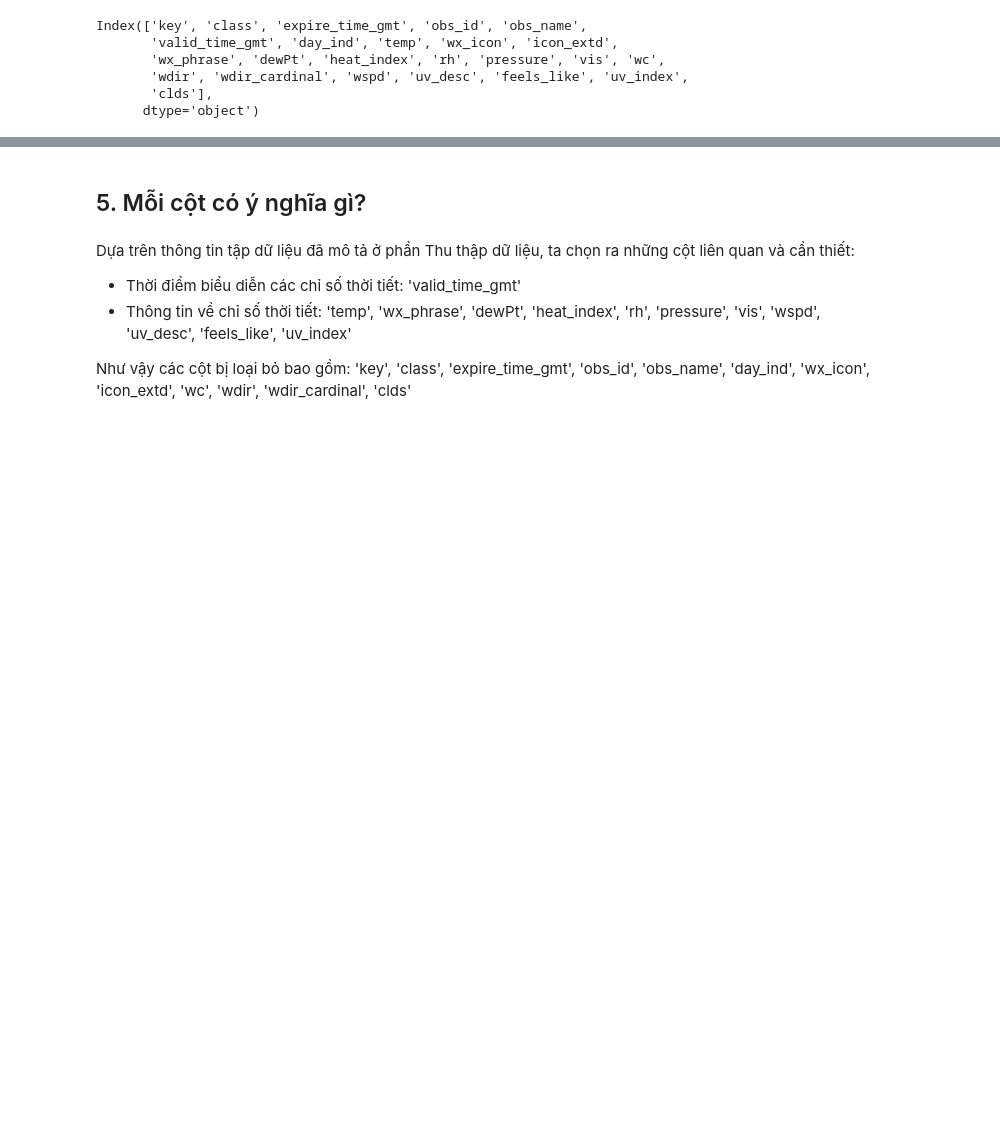
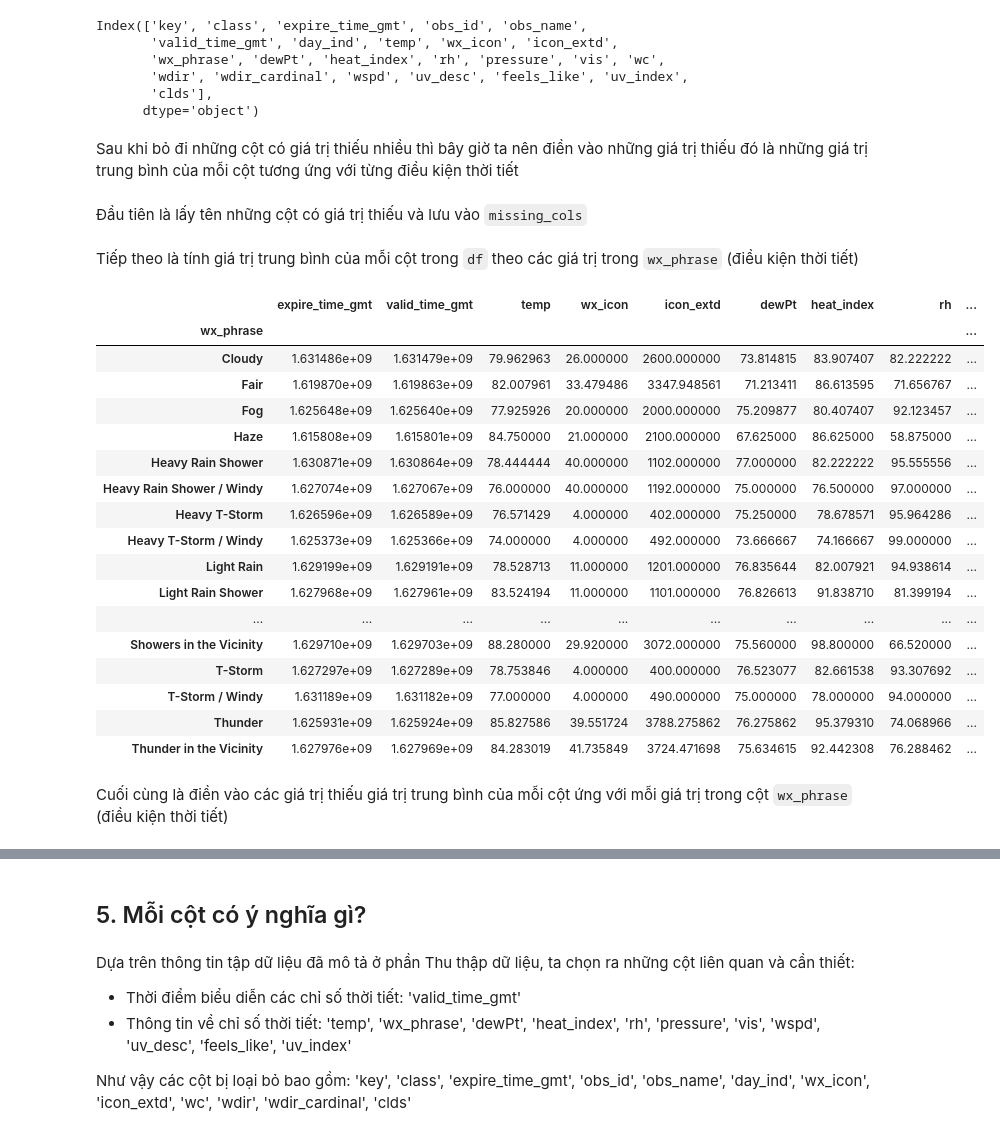
Before and after one commit to duongtanton/NP-KHDL-Gr9, a Jupyter notebook: Data-Exploration.ipynb, the cells around one changed output, grey strips where cells are left out. Drawn from its saved outputs; the diff is of its cells as text; code cells hidden in the pictures; blank space fills up the shorter version.

```diff
--- a/Data-Exploration.ipynb
+++ b/Data-Exploration.ipynb
@@ -91,3 +90,7 @@ Index(['key', 'class', 'expire_time_gmt', 'obs_id', 'obs_name',
        'wdir', 'wdir_cardinal', 'wspd', 'uv_desc', 'feels_like', 'uv_index',
        'clds'],
       dtype='object')
+# %% [markdown]
+Sau khi bỏ đi những cột có giá trị thiếu nhiều thì bây giờ ta nên điền vào những giá trị thiếu đó là những giá trị trung bình của mỗi cột tương ứng với từng điều kiện thời tiết
+# %% [markdown]
+Đầu tiên là lấy tên những cột có giá trị thiếu và lưu vào `missing_cols`
@@ -93,0 +99,26 @@ Index(['key', 'class', 'expire_time_gmt', 'obs_id', 'obs_name',
+# %% [markdown]
+Tiếp theo là tính giá trị trung bình của mỗi cột trong `df` theo các giá trị trong `wx_phrase` (điều kiện thời tiết)
+# %%
+mean = df.groupby('wx_phrase').mean()
+mean
+# %% [output]
+|  | expire_time_gmt | valid_time_gmt | temp | wx_icon | icon_extd | dewPt | heat_index | rh | ... |
+| wx_phrase |  |  |  |  |  |  |  |  | ... |
+| Cloudy | 1.631486e+09 | 1.631479e+09 | 79.962963 | 26.000000 | 2600.000000 | 73.814815 | 83.907407 | 82.222222 | ... |
+| Fair | 1.619870e+09 | 1.619863e+09 | 82.007961 | 33.479486 | 3347.948561 | 71.213411 | 86.613595 | 71.656767 | ... |
+| Fog | 1.625648e+09 | 1.625640e+09 | 77.925926 | 20.000000 | 2000.000000 | 75.209877 | 80.407407 | 92.123457 | ... |
+| Haze | 1.615808e+09 | 1.615801e+09 | 84.750000 | 21.000000 | 2100.000000 | 67.625000 | 86.625000 | 58.875000 | ... |
+| Heavy Rain Shower | 1.630871e+09 | 1.630864e+09 | 78.444444 | 40.000000 | 1102.000000 | 77.000000 | 82.222222 | 95.555556 | ... |
+| Heavy Rain Shower / Windy | 1.627074e+09 | 1.627067e+09 | 76.000000 | 40.000000 | 1192.000000 | 75.000000 | 76.500000 | 97.000000 | ... |
+| Heavy T-Storm | 1.626596e+09 | 1.626589e+09 | 76.571429 | 4.000000 | 402.000000 | 75.250000 | 78.678571 | 95.964286 | ... |
+| Heavy T-Storm / Windy | 1.625373e+09 | 1.625366e+09 | 74.000000 | 4.000000 | 492.000000 | 73.666667 | 74.166667 | 99.000000 | ... |
+| Light Rain | 1.629199e+09 | 1.629191e+09 | 78.528713 | 11.000000 | 1201.000000 | 76.835644 | 82.007921 | 94.938614 | ... |
+| Light Rain Shower | 1.627968e+09 | 1.627961e+09 | 83.524194 | 11.000000 | 1101.000000 | 76.826613 | 91.838710 | 81.399194 | ... |
+| ... | ... | ... | ... | ... | ... | ... | ... | ... | ... |
+| Showers in the Vicinity | 1.629710e+09 | 1.629703e+09 | 88.280000 | 29.920000 | 3072.000000 | 75.560000 | 98.800000 | 66.520000 | ... |
+| T-Storm | 1.627297e+09 | 1.627289e+09 | 78.753846 | 4.000000 | 400.000000 | 76.523077 | 82.661538 | 93.307692 | ... |
+| T-Storm / Windy | 1.631189e+09 | 1.631182e+09 | 77.000000 | 4.000000 | 490.000000 | 75.000000 | 78.000000 | 94.000000 | ... |
+| Thunder | 1.625931e+09 | 1.625924e+09 | 85.827586 | 39.551724 | 3788.275862 | 76.275862 | 95.379310 | 74.068966 | ... |
+| Thunder in the Vicinity | 1.627976e+09 | 1.627969e+09 | 84.283019 | 41.735849 | 3724.471698 | 75.634615 | 92.442308 | 76.288462 | ... |
+# %% [markdown]
+Cuối cùng là điền vào các giá trị thiếu giá trị trung bình của mỗi cột ứng với mỗi giá trị trong cột `wx_phrase` (điều kiện thời tiết)
```
Also changed, not shown: parts of 9 cells of this notebook, 1 other file.
